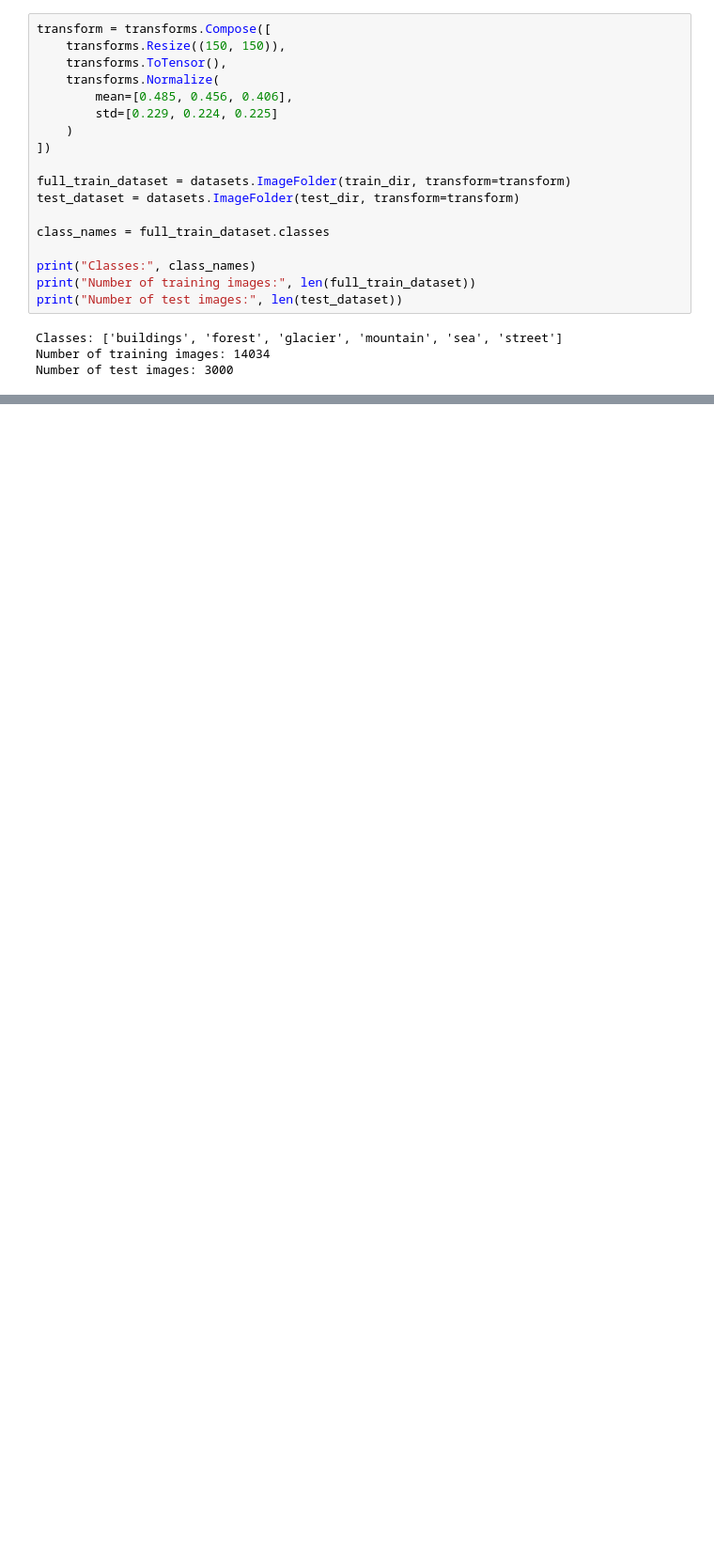
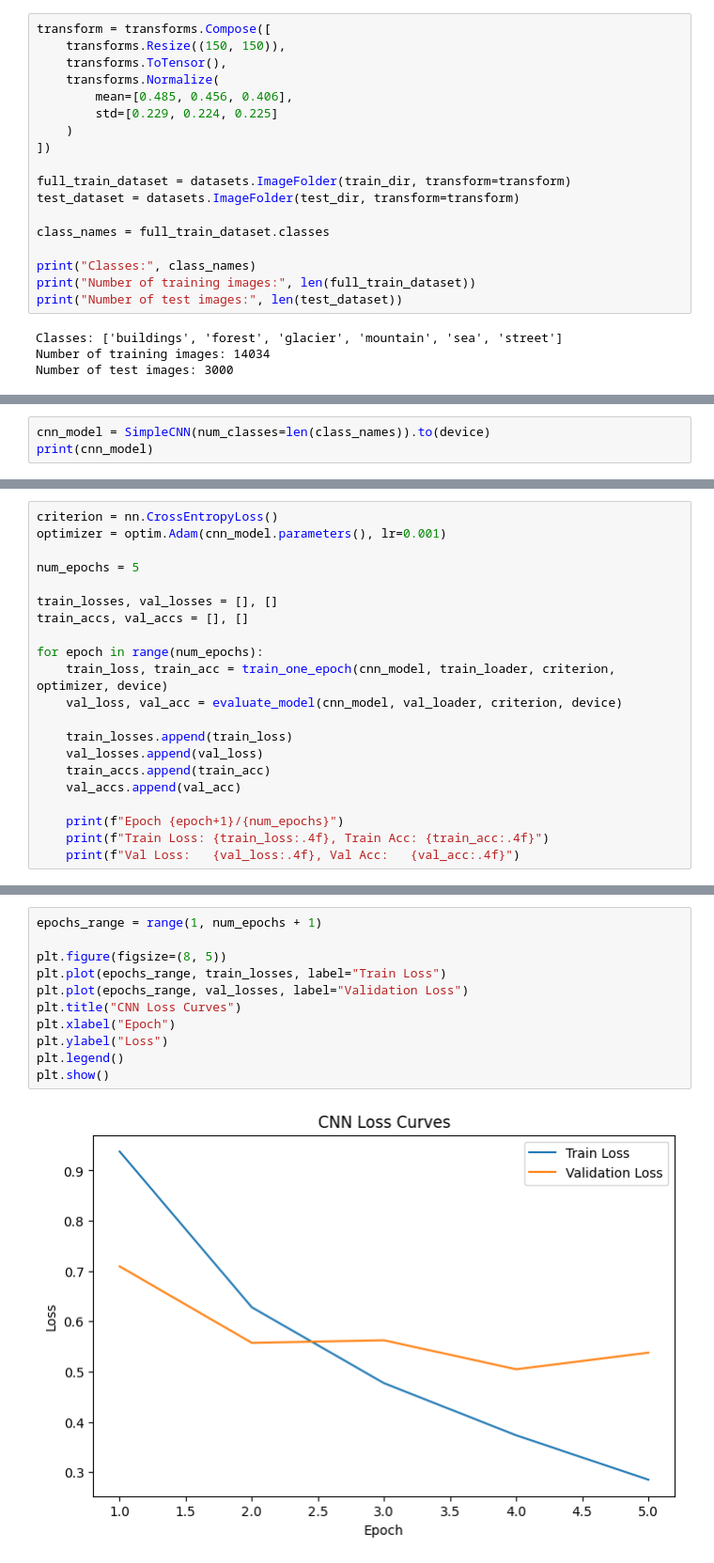
Before and after one commit to cynthiandrea7/Integrated_Practice-, a Jupyter notebook: project.ipynb, the cells around one changed output, grey strips where cells are left out. Shown at 94% size. Drawn from its saved outputs; the diff is of its cells as text; blank space fills up the shorter version.

```diff
--- a/project.ipynb
+++ b/project.ipynb
@@ -82,0 +198,3 @@ print("Validation size:", len(val_dataset))
+# %%
+cnn_model = SimpleCNN(num_classes=len(class_names)).to(device)
+print(cnn_model)
@@ -82,0 +274,21 @@ print("Validation size:", len(val_dataset))
+# %%
+criterion = nn.CrossEntropyLoss()
+optimizer = optim.Adam(cnn_model.parameters(), lr=0.001)
+
+num_epochs = 5
+
+train_losses, val_losses = [], []
+train_accs, val_accs = [], []
+
+for epoch in range(num_epochs):
+    train_loss, train_acc = train_one_epoch(cnn_model, train_loader, criterion, optimizer, device)
+    val_loss, val_acc = evaluate_model(cnn_model, val_loader, criterion, device)
+
+    train_losses.append(train_loss)
+    val_losses.append(val_loss)
+    train_accs.append(train_acc)
+    val_accs.append(val_acc)
+
+    print(f"Epoch {epoch+1}/{num_epochs}")
+    print(f"Train Loss: {train_loss:.4f}, Train Acc: {train_acc:.4f}")
+    print(f"Val Loss:   {val_loss:.4f}, Val Acc:   {val_acc:.4f}")
@@ -82,0 +313,13 @@ print("Validation size:", len(val_dataset))
+# %%
+epochs_range = range(1, num_epochs + 1)
+
+plt.figure(figsize=(8, 5))
+plt.plot(epochs_range, train_losses, label="Train Loss")
+plt.plot(epochs_range, val_losses, label="Validation Loss")
+plt.title("CNN Loss Curves")
+plt.xlabel("Epoch")
+plt.ylabel("Loss")
+plt.legend()
+plt.show()
+# %% [output]
+[figure, added]
```
Also changed, not shown: parts of 41 cells of this notebook, 2 other files.
